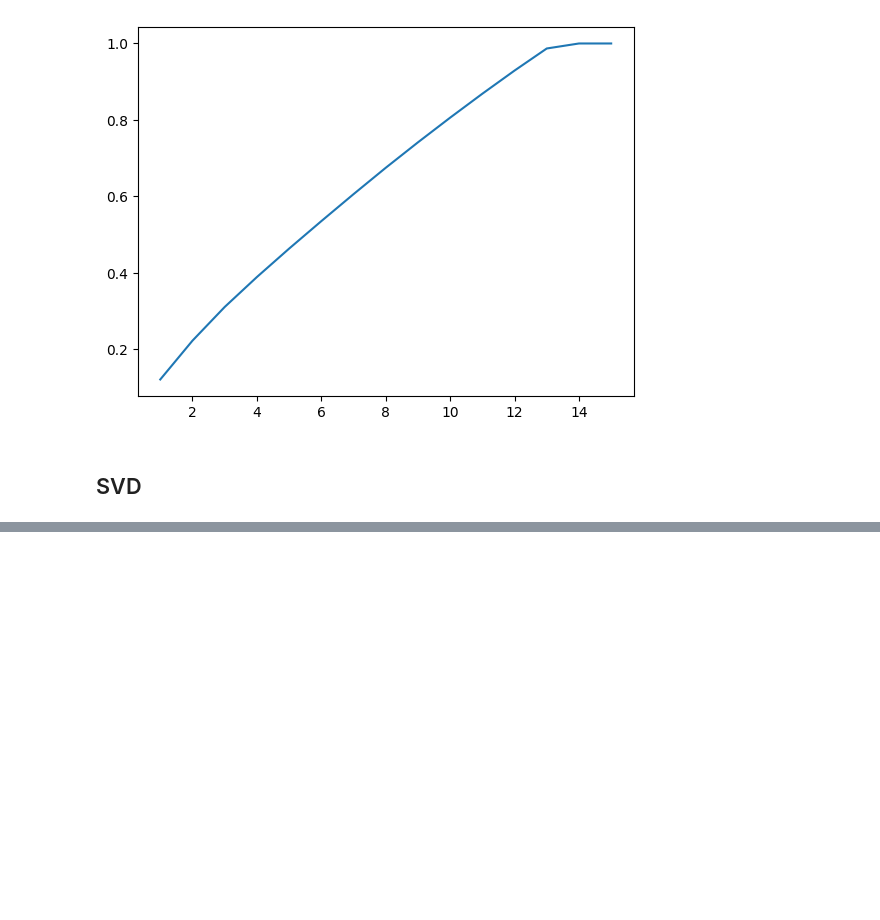
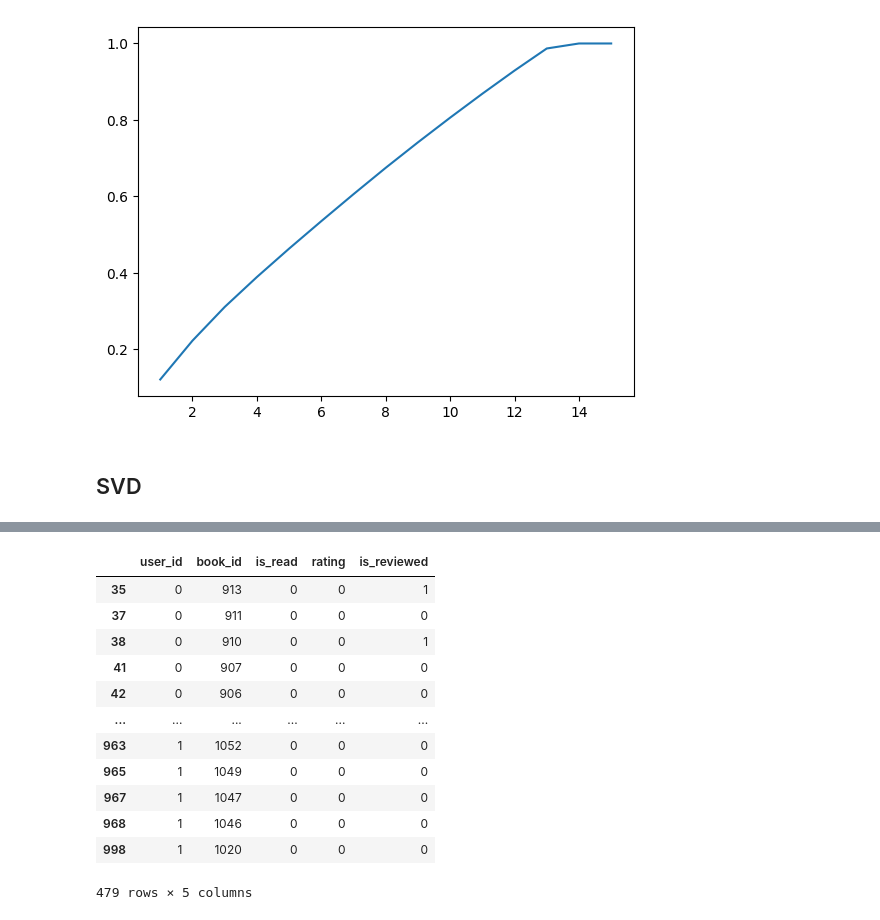
Before and after one commit to sean-r-duffy/DS5230-Final, a Jupyter notebook: embedding_creation_v1.ipynb, the cells around one changed output, grey strips where cells are left out. Drawn from its saved outputs; the diff is of its cells as text; code cells hidden in the pictures; blank space fills up the shorter version.

Commit message:
books data processing

```diff
--- a/embedding_creation_v1.ipynb
+++ b/embedding_creation_v1.ipynb
@@ -86,0 +108,6 @@ ValueError: All arrays must be of the same length
+# %%
+int_df = pd.read_csv('data/goodreads_interactions.csv', chunksize=1000)
+# %%
+for chunk in int_df:
+    int_chunk = chunk
+    break
@@ -86,0 +123,16 @@ ValueError: All arrays must be of the same length
+# %%
+int_chunk[int_chunk.is_read == 0]
+# %% [output]
+|  | user_id | book_id | is_read | rating | is_reviewed |
+| 35 | 0 | 913 | 0 | 0 | 1 |
+| 37 | 0 | 911 | 0 | 0 | 0 |
+| 38 | 0 | 910 | 0 | 0 | 1 |
+| 41 | 0 | 907 | 0 | 0 | 0 |
+| 42 | 0 | 906 | 0 | 0 | 0 |
+| ... | ... | ... | ... | ... | ... |
+| 963 | 1 | 1052 | 0 | 0 | 0 |
+| 965 | 1 | 1049 | 0 | 0 | 0 |
+| 967 | 1 | 1047 | 0 | 0 | 0 |
+| 968 | 1 | 1046 | 0 | 0 | 0 |
+| 998 | 1 | 1020 | 0 | 0 | 0 |
+479 rows × 5 columns
```
Also changed, not shown: parts of 26 cells of this notebook.
